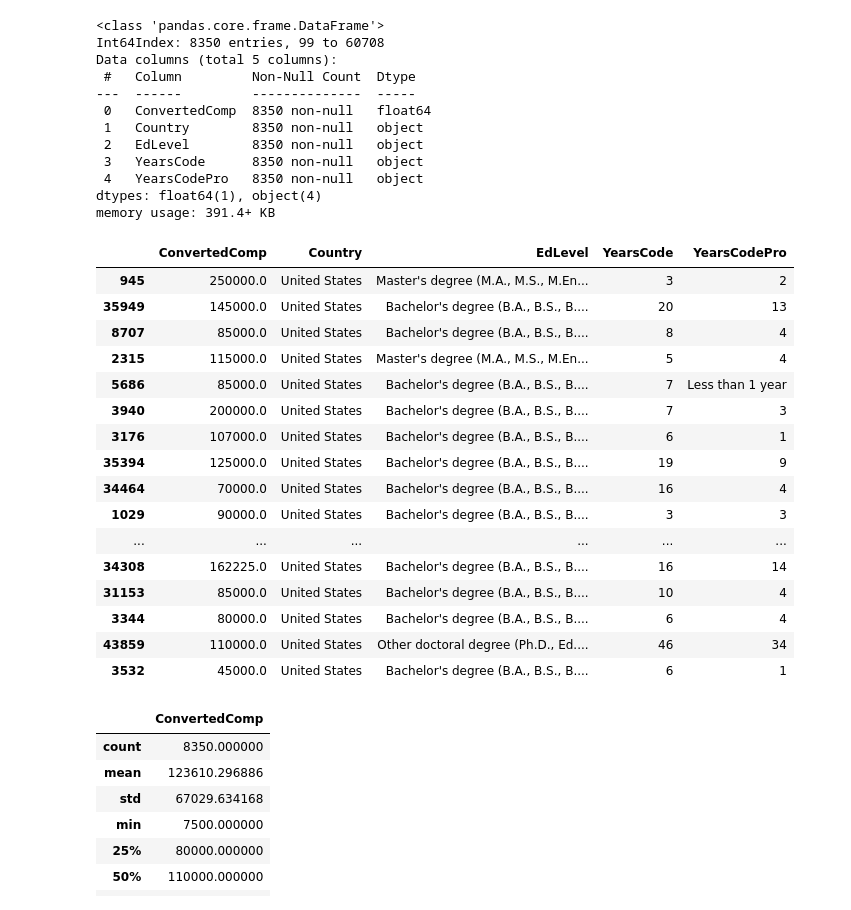
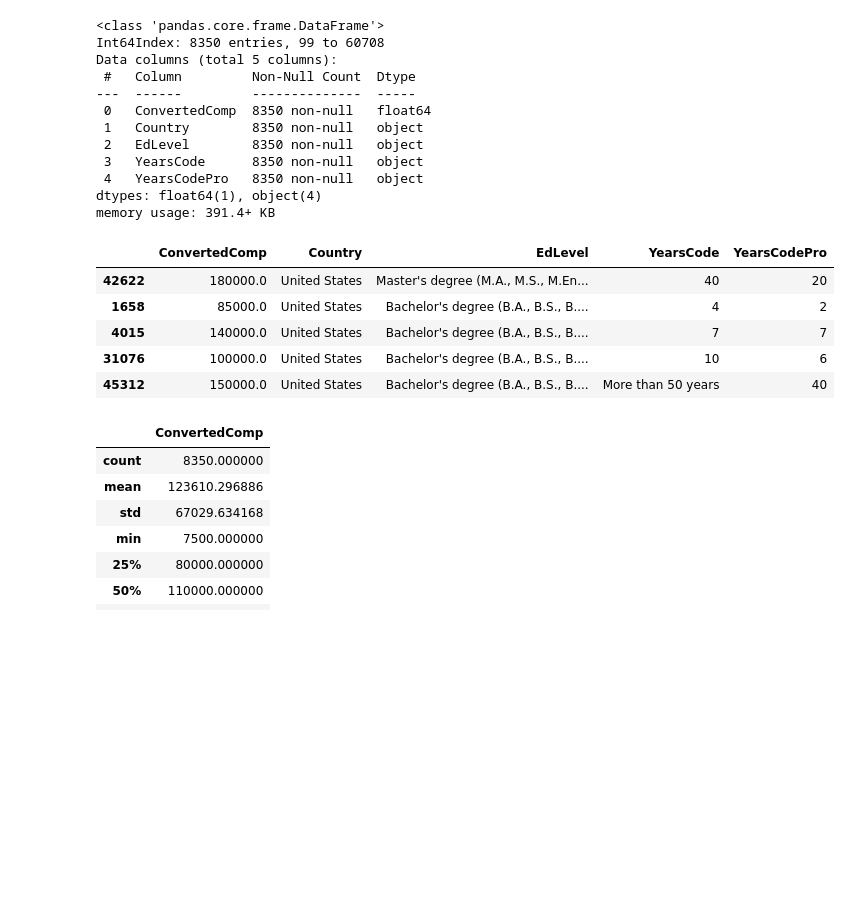
Before and after one commit to triple-crown-consulting/developer-salary-guide, a Jupyter notebook: notebooks/survey-data-2020.ipynb, the cells around one changed output. Saved outputs shown, nothing was run; the diff lists cells and outputs as text; code cells hidden in the pictures; blank space fills up the shorter version.

```diff
--- a/notebooks/survey-data-2020.ipynb
+++ b/notebooks/survey-data-2020.ipynb
@@ -170,25 +147,14 @@ Data columns (total 5 columns):
 dtypes: float64(1), object(4)
 memory usage: 391.4+ KB
 # %%
-data_us.sample(20)
+data_us.sample(5)
 # %% [output]
 |  | ConvertedComp | Country | EdLevel | YearsCode | YearsCodePro |
-| 945 | 250000.0 | United States | Master's degree (M.A., M.S., M.En... | 3 | 2 |
-| 35949 | 145000.0 | United States | Bachelor's degree (B.A., B.S., B.... | 20 | 13 |
-| 8707 | 85000.0 | United States | Bachelor's degree (B.A., B.S., B.... | 8 | 4 |
-| 2315 | 115000.0 | United States | Master's degree (M.A., M.S., M.En... | 5 | 4 |
-| 5686 | 85000.0 | United States | Bachelor's degree (B.A., B.S., B.... | 7 | Less than 1 year |
-| 3940 | 200000.0 | United States | Bachelor's degree (B.A., B.S., B.... | 7 | 3 |
-| 3176 | 107000.0 | United States | Bachelor's degree (B.A., B.S., B.... | 6 | 1 |
-| 35394 | 125000.0 | United States | Bachelor's degree (B.A., B.S., B.... | 19 | 9 |
-| 34464 | 70000.0 | United States | Bachelor's degree (B.A., B.S., B.... | 16 | 4 |
-| 1029 | 90000.0 | United States | Bachelor's degree (B.A., B.S., B.... | 3 | 3 |
-| ... | ... | ... | ... | ... | ... |
-| 34308 | 162225.0 | United States | Bachelor's degree (B.A., B.S., B.... | 16 | 14 |
-| 31153 | 85000.0 | United States | Bachelor's degree (B.A., B.S., B.... | 10 | 4 |
-| 3344 | 80000.0 | United States | Bachelor's degree (B.A., B.S., B.... | 6 | 4 |
-| 43859 | 110000.0 | United States | Other doctoral degree (Ph.D., Ed.... | 46 | 34 |
-| 3532 | 45000.0 | United States | Bachelor's degree (B.A., B.S., B.... | 6 | 1 |
+| 42622 | 180000.0 | United States | Master's degree (M.A., M.S., M.En... | 40 | 20 |
+| 1658 | 85000.0 | United States | Bachelor's degree (B.A., B.S., B.... | 4 | 2 |
+| 4015 | 140000.0 | United States | Bachelor's degree (B.A., B.S., B.... | 7 | 7 |
+| 31076 | 100000.0 | United States | Bachelor's degree (B.A., B.S., B.... | 10 | 6 |
+| 45312 | 150000.0 | United States | Bachelor's degree (B.A., B.S., B.... | More than 50 years | 40 |
 # %%
 data_us.describe()
 # %% [output]
```
Also changed, not shown: parts of 9 cells of this notebook.
